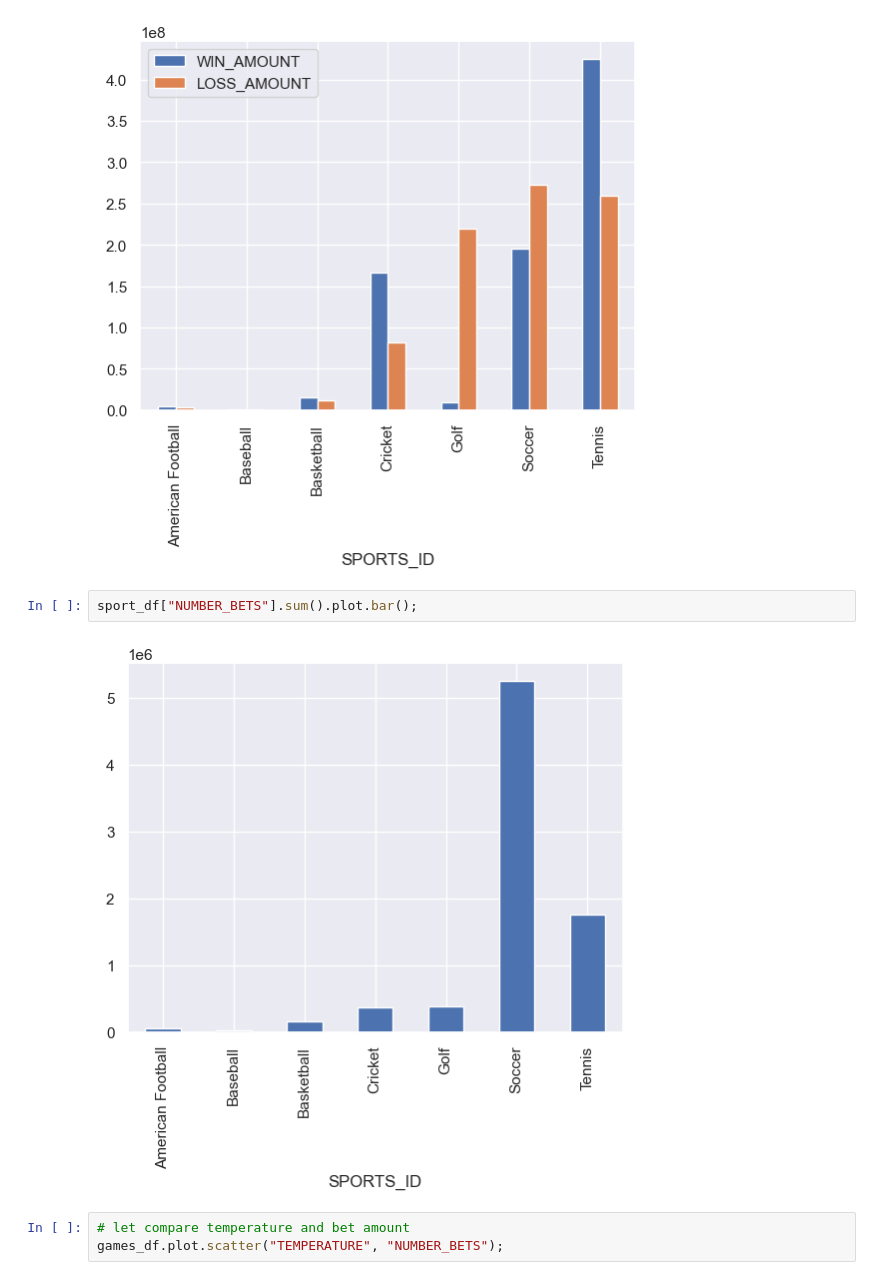
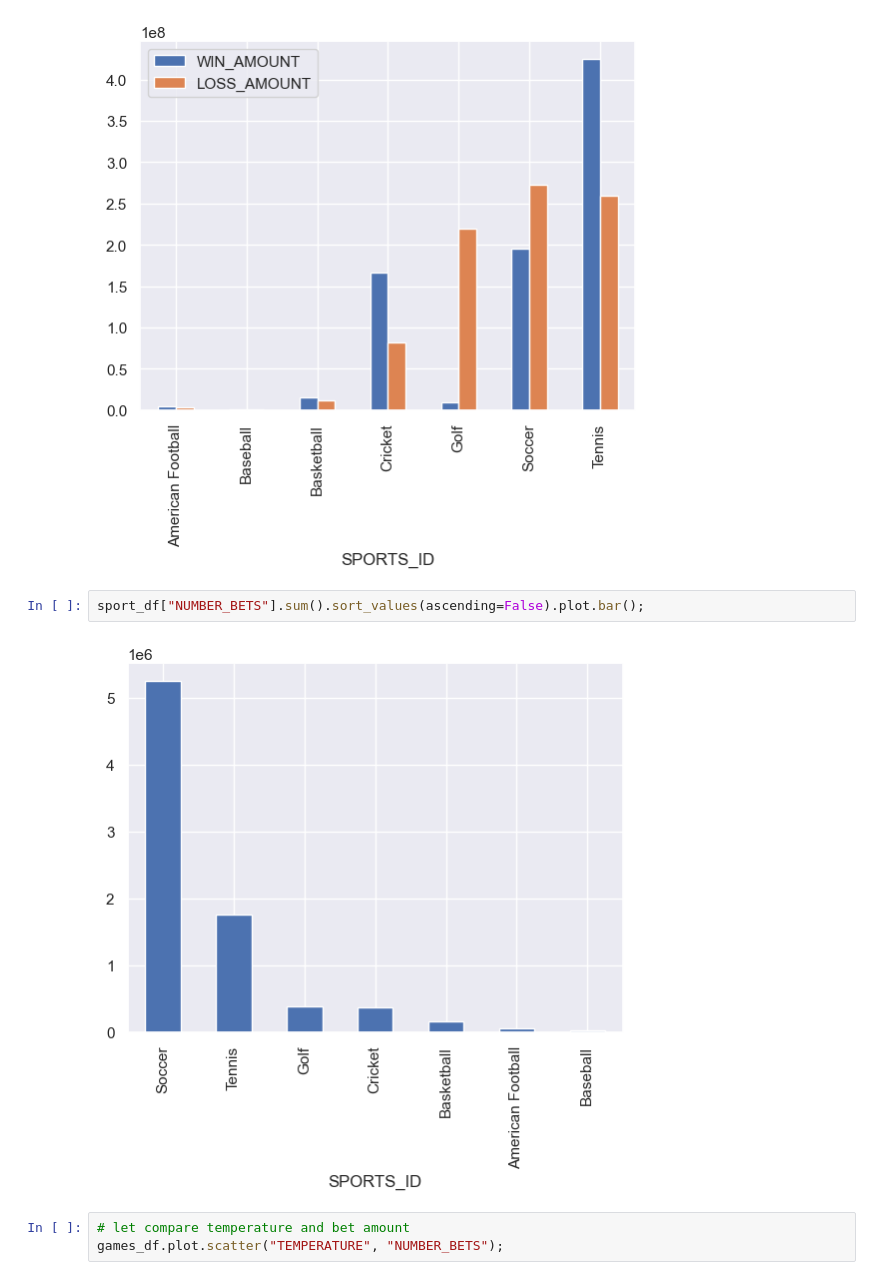
Before and after one commit to ns96/python-betfair, a Jupyter notebook: BetFairMap_NS.ipynb, the cells around one changed output. Saved outputs shown, nothing was run; the diff lists cells and outputs as text.

```diff
--- a/BetFairMap_NS.ipynb
+++ b/BetFairMap_NS.ipynb
@@ -49,9 +52,9 @@ sport_df[["WIN_AMOUNT", "LOSS_AMOUNT"]].sum().plot.bar();
 # %% [output]
 [figure]
 # %%
-sport_df["NUMBER_BETS"].sum().plot.bar();
+sport_df["NUMBER_BETS"].sum().sort_values(ascending=False).plot.bar();
 # %% [output]
-[figure, old version]
+[figure, new version]
 # %%
 # let compare temperature and bet amount
 games_df.plot.scatter("TEMPERATURE", "NUMBER_BETS");
```
Also changed, not shown: parts of 6 cells of this notebook, 1 other file.
